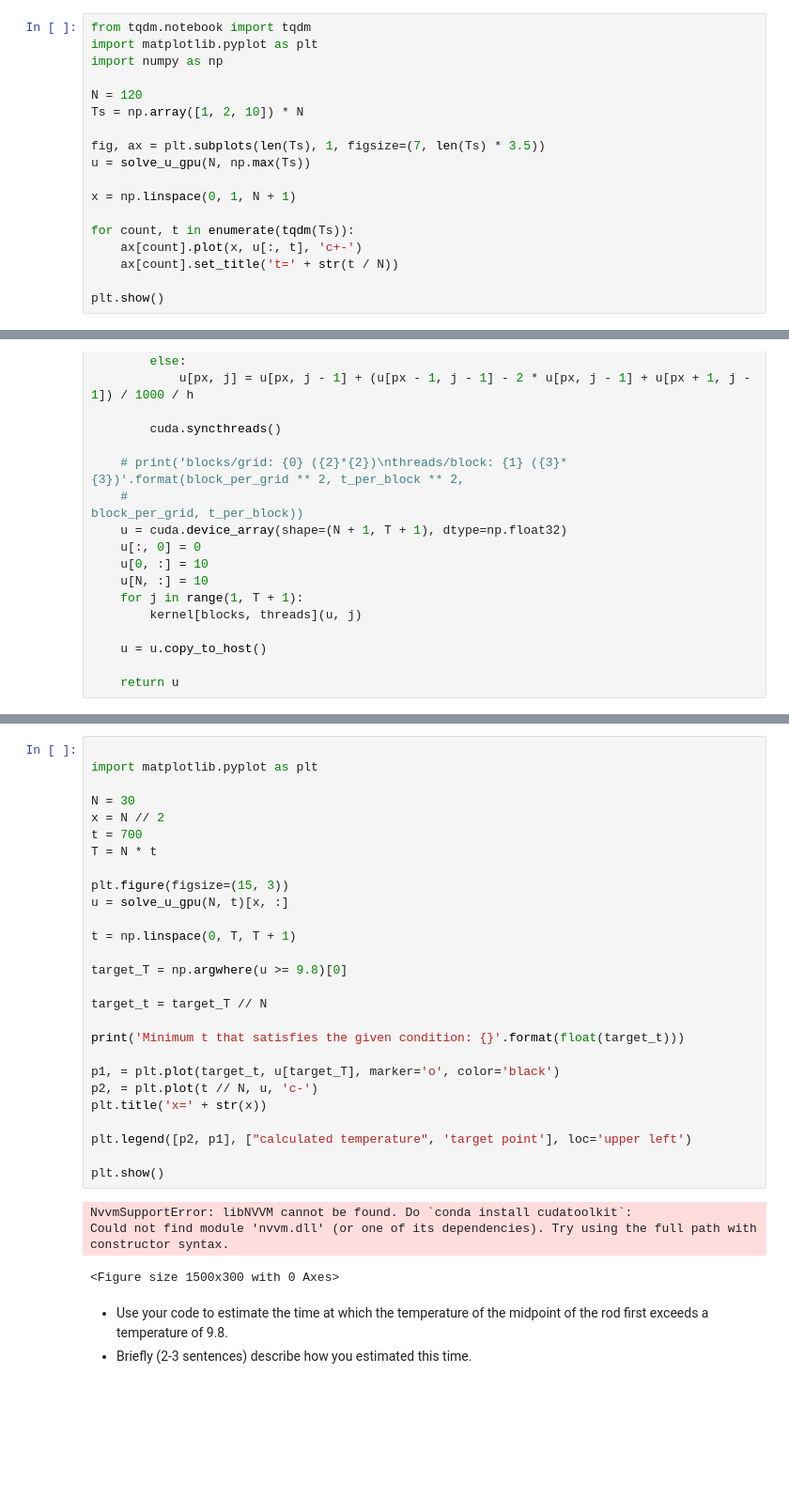
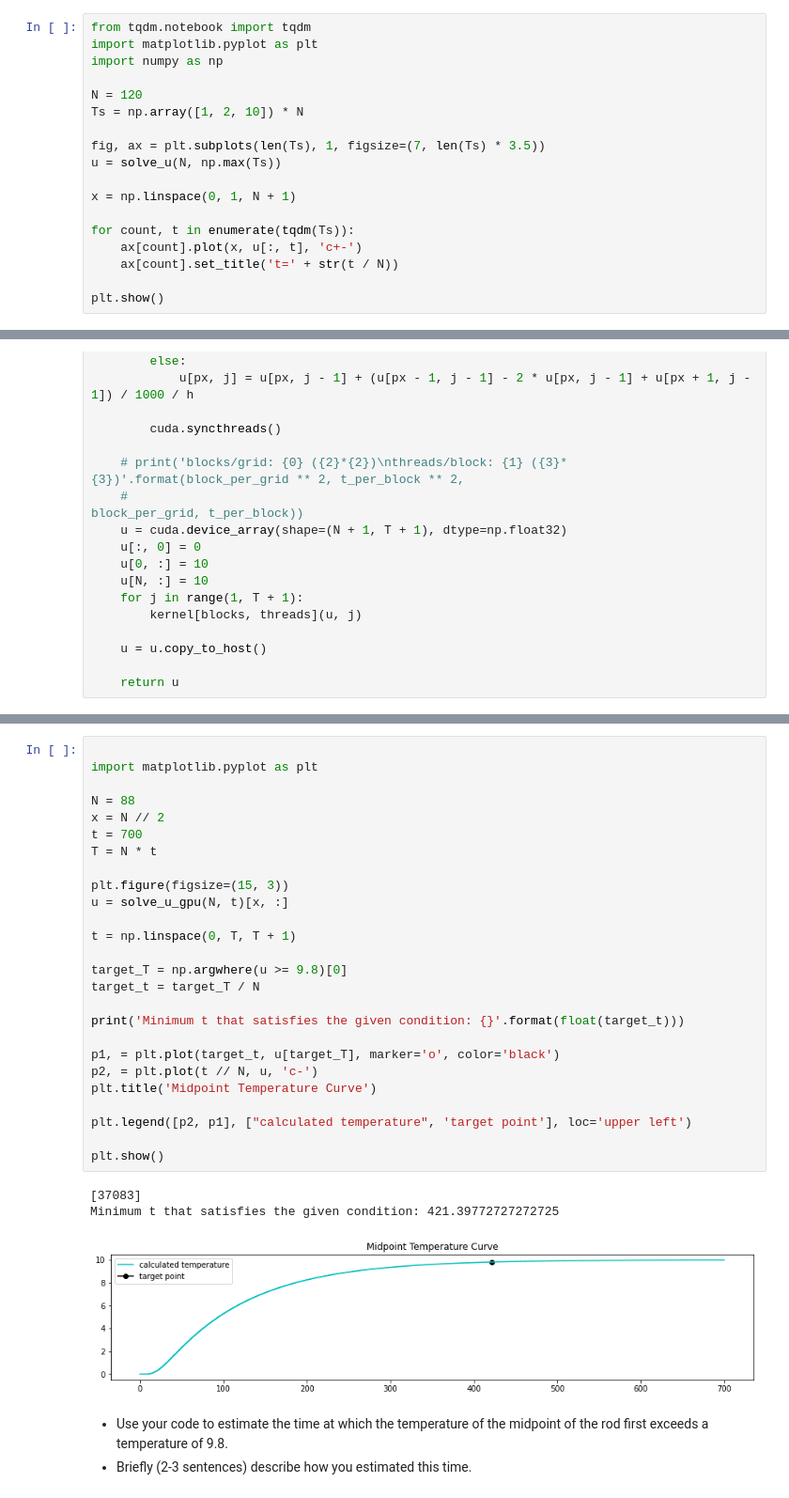
Before and after one commit to YRYoung/HPC, a Jupyter notebook: Assigenment/Assignment_2.ipynb, the cells around one changed output, grey strips where cells are left out. Shown at 94% size. Drawn from its saved outputs; the diff is of its cells as text; blank space fills up the shorter version.

```diff
--- a/Assigenment/Assignment_2.ipynb
+++ b/Assigenment/Assignment_2.ipynb
@@ -249,7 +249,7 @@ N = 120
 Ts = np.array([1, 2, 10]) * N
 
 fig, ax = plt.subplots(len(Ts), 1, figsize=(7, len(Ts) * 3.5))
-u = solve_u_gpu(N, np.max(Ts))
+u = solve_u(N, np.max(Ts))
 
 x = np.linspace(0, 1, N + 1)
 
@@ -331,34 +328,33 @@ Initialization complete
 # %%
 
 import matplotlib.pyplot as plt
 
-N = 30
+N = 88
 x = N // 2
 t = 700
 T = N * t
 
 plt.figure(figsize=(15, 3))
 u = solve_u_gpu(N, t)[x, :]
 
 t = np.linspace(0, T, T + 1)
 
 target_T = np.argwhere(u >= 9.8)[0]
-
-target_t = target_T // N
+target_t = target_T / N
 
 print('Minimum t that satisfies the given condition: {}'.format(float(target_t)))
 
 p1, = plt.plot(target_t, u[target_T], marker='o', color='black')
 p2, = plt.plot(t // N, u, 'c-')
-plt.title('x=' + str(x))
+plt.title('Midpoint Temperature Curve')
 
 plt.legend([p2, p1], ["calculated temperature", 'target point'], loc='upper left')
 
 plt.show()
 # %% [output]
-NvvmSupportError: libNVVM cannot be found. Do `conda install cudatoolkit`:
-Could not find module 'nvvm.dll' (or one of its dependencies). Try using the full path with constructor syntax.
+[37083]
+Minimum t that satisfies the given condition: 421.39772727272725
-<Figure size 1500x300 with 0 Axes>
+[figure, added]
 # %% [markdown]
 * Use your code to estimate the time at which the temperature of the midpoint of the rod first exceeds a temperature of 9.8.
 * Briefly (2-3 sentences) describe how you estimated this time.
```
Also changed, not shown: parts of 3 cells of this notebook.
